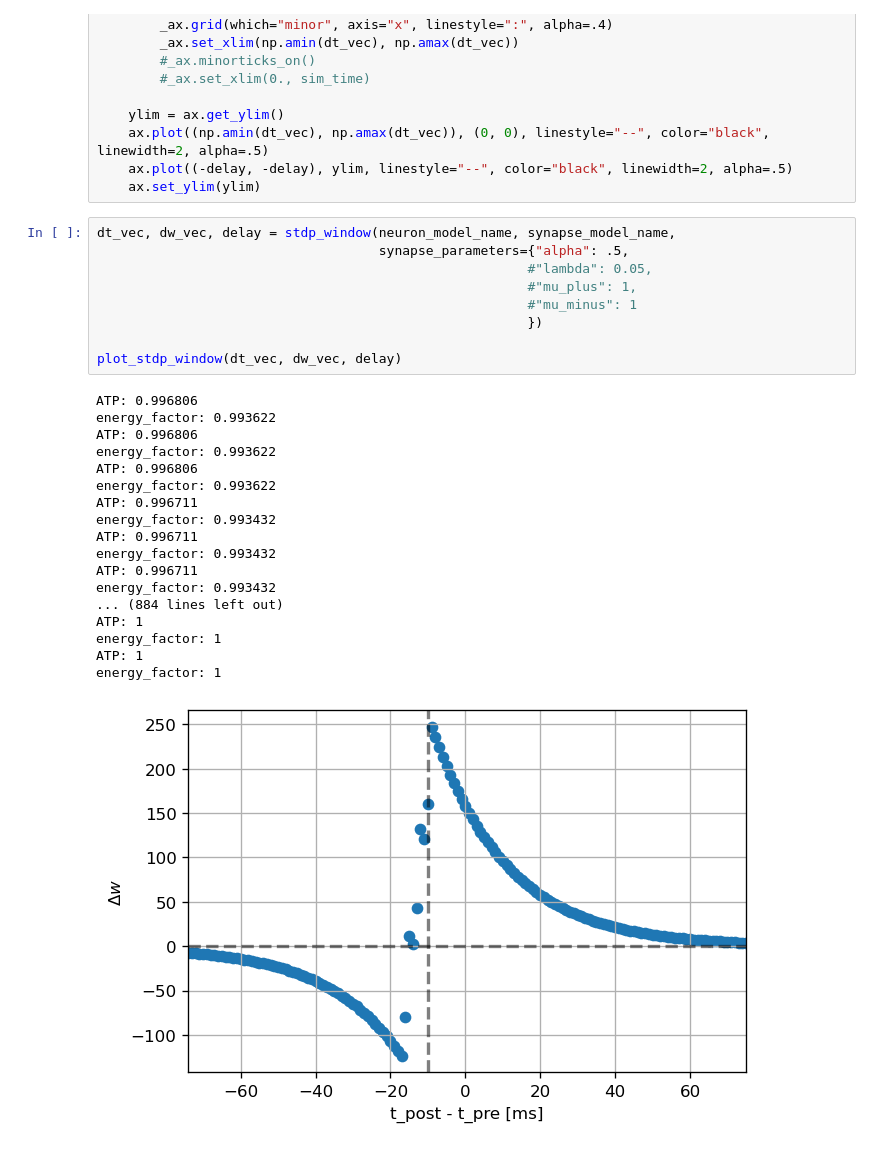
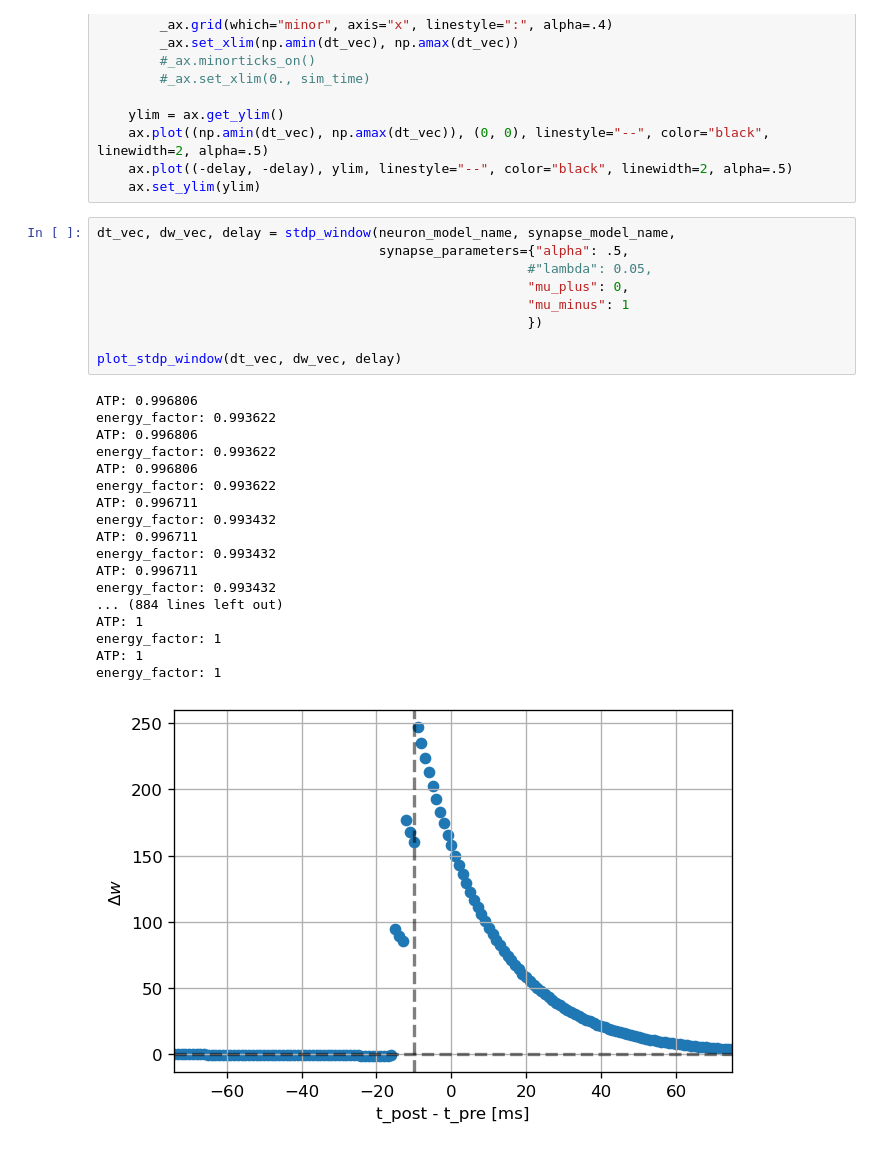
Before and after one commit to Wiss/nestml, a Jupyter notebook: ehp/three_factor_lr/ed_stdp.ipynb, the cells around one changed output. Cells and saved outputs as stored; diff of their text form.

Commit message:
explore mu_minus and mu_plus values

```diff
--- a/ehp/three_factor_lr/ed_stdp.ipynb
+++ b/ehp/three_factor_lr/ed_stdp.ipynb
@@ -698,28 +698,28 @@ def plot_stdp_window(dt_vec, dw_vec, delay):
 # %%
 dt_vec, dw_vec, delay = stdp_window(neuron_model_name, synapse_model_name,
                                     synapse_parameters={"alpha": .5,
                                                        #"lambda": 0.05,
-                                                       #"mu_plus": 1,
-                                                       #"mu_minus": 1
+                                                       "mu_plus": 0,
+                                                       "mu_minus": 1
                                                        })
 
 plot_stdp_window(dt_vec, dw_vec, delay)
 # %% [output]
 ATP: 0.996806
 energy_factor: 0.993622
 ATP: 0.996806
 energy_factor: 0.993622
 ATP: 0.996806
 energy_factor: 0.993622
 ATP: 0.996711
 energy_factor: 0.993432
 ATP: 0.996711
 energy_factor: 0.993432
 ATP: 0.996711
 energy_factor: 0.993432
 ... (884 lines left out)
 ATP: 1
 energy_factor: 1
 ATP: 1
 energy_factor: 1
-[figure, old version]
+[figure, new version]
```
Also changed, not shown: parts of 1 cell of this notebook.
